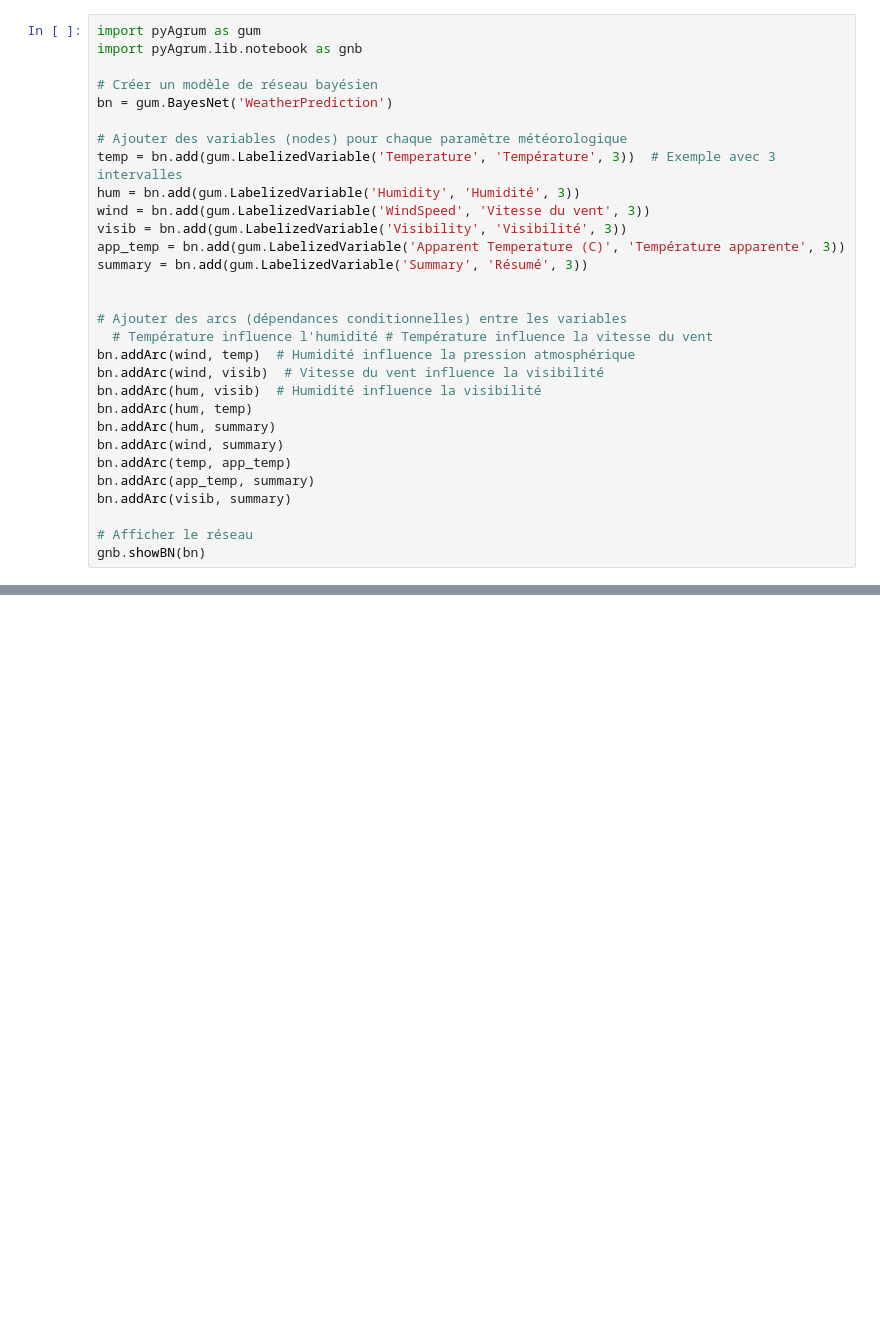
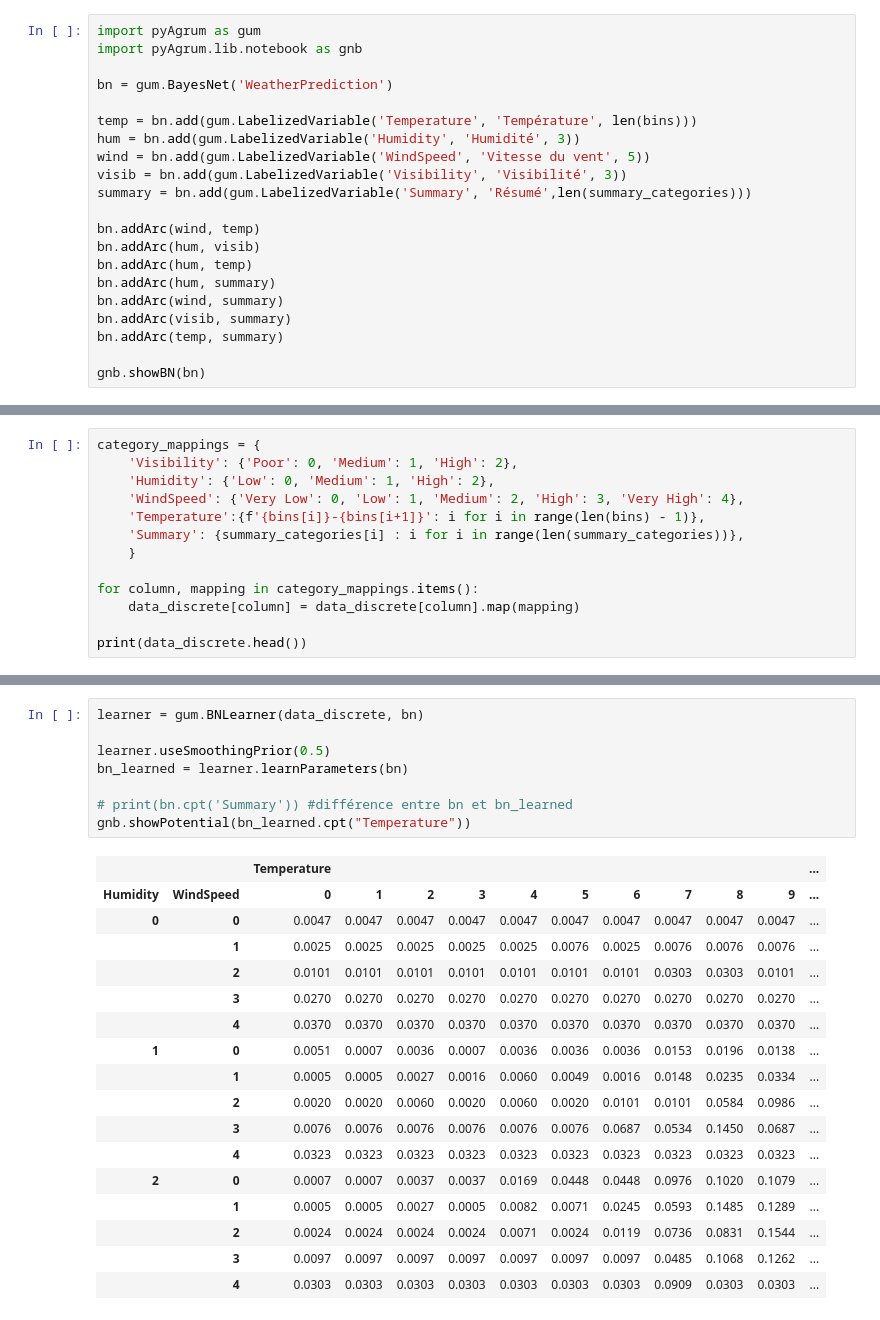
Before and after one commit to Daudia/Weather_Forecasting_Bayesian_Network, a Jupyter notebook: main.ipynb, the cells around one changed output, grey strips where cells are left out. Saved outputs shown, nothing was run; the diff lists cells and outputs as text; blank space fills up the shorter version.

Commit message:
can predict temperature from random data

```diff
--- a/main.ipynb
+++ b/main.ipynb
@@ -66,31 +70,22 @@ TypeError: list indices must be integers or slices, not str
 import pyAgrum as gum
 import pyAgrum.lib.notebook as gnb
 
-# Créer un modèle de réseau bayésien
 bn = gum.BayesNet('WeatherPrediction')
 
-# Ajouter des variables (nodes) pour chaque paramètre météorologique
-temp = bn.add(gum.LabelizedVariable('Temperature', 'Température', 3))  # Exemple avec 3 intervalles
+temp = bn.add(gum.LabelizedVariable('Temperature', 'Température', len(bins)))
 hum = bn.add(gum.LabelizedVariable('Humidity', 'Humidité', 3))
-wind = bn.add(gum.LabelizedVariable('WindSpeed', 'Vitesse du vent', 3))
+wind = bn.add(gum.LabelizedVariable('WindSpeed', 'Vitesse du vent', 5))
 visib = bn.add(gum.LabelizedVariable('Visibility', 'Visibilité', 3))
-app_temp = bn.add(gum.LabelizedVariable('Apparent Temperature (C)', 'Température apparente', 3))
-summary = bn.add(gum.LabelizedVariable('Summary', 'Résumé', 3))
+summary = bn.add(gum.LabelizedVariable('Summary', 'Résumé',len(summary_categories)))
 
-
-# Ajouter des arcs (dépendances conditionnelles) entre les variables
-  # Température influence l'humidité # Température influence la vitesse du vent
-bn.addArc(wind, temp)  # Humidité influence la pression atmosphérique
-bn.addArc(wind, visib)  # Vitesse du vent influence la visibilité
-bn.addArc(hum, visib)  # Humidité influence la visibilité
+bn.addArc(wind, temp)
+bn.addArc(hum, visib)
 bn.addArc(hum, temp)
 bn.addArc(hum, summary)
 bn.addArc(wind, summary)
-bn.addArc(temp, app_temp)
-bn.addArc(app_temp, summary)
 bn.addArc(visib, summary)
+bn.addArc(temp, summary)
 
-# Afficher le réseau
 gnb.showBN(bn)
 # %% [output]
 [drawing not drawn]
@@ -136,0 +92,13 @@ AttributeError: 'DiscreteVariable' object has no attribute 'parents'
+# %%
+category_mappings = {
+    'Visibility': {'Poor': 0, 'Medium': 1, 'High': 2},
+    'Humidity': {'Low': 0, 'Medium': 1, 'High': 2},
+    'WindSpeed': {'Very Low': 0, 'Low': 1, 'Medium': 2, 'High': 3, 'Very High': 4},
+    'Temperature':{f'{bins[i]}-{bins[i+1]}': i for i in range(len(bins) - 1)},
+    'Summary': {summary_categories[i] : i for i in range(len(summary_categories))},
+    }
+
+for column, mapping in category_mappings.items():
+    data_discrete[column] = data_discrete[column].map(mapping)
+
+print(data_discrete.head())
@@ -136,0 +113,26 @@ AttributeError: 'DiscreteVariable' object has no attribute 'parents'
+# %%
+learner = gum.BNLearner(data_discrete, bn)
+
+learner.useSmoothingPrior(0.5)
+bn_learned = learner.learnParameters(bn)
+
+# print(bn.cpt('Summary')) #différence entre bn et bn_learned
+gnb.showPotential(bn_learned.cpt("Temperature"))
+# %% [output]
+|  |  | Temperature |  |  |  |  |  |  |  |  |  | ... |
+| Humidity | WindSpeed | 0 | 1 | 2 | 3 | 4 | 5 | 6 | 7 | 8 | 9 | ... |
+| 0 | 0 | 0.0047 | 0.0047 | 0.0047 | 0.0047 | 0.0047 | 0.0047 | 0.0047 | 0.0047 | 0.0047 | 0.0047 | ... |
+|  | 1 | 0.0025 | 0.0025 | 0.0025 | 0.0025 | 0.0025 | 0.0076 | 0.0025 | 0.0076 | 0.0076 | 0.0076 | ... |
+|  | 2 | 0.0101 | 0.0101 | 0.0101 | 0.0101 | 0.0101 | 0.0101 | 0.0101 | 0.0303 | 0.0303 | 0.0101 | ... |
+|  | 3 | 0.0270 | 0.0270 | 0.0270 | 0.0270 | 0.0270 | 0.0270 | 0.0270 | 0.0270 | 0.0270 | 0.0270 | ... |
+|  | 4 | 0.0370 | 0.0370 | 0.0370 | 0.0370 | 0.0370 | 0.0370 | 0.0370 | 0.0370 | 0.0370 | 0.0370 | ... |
+| 1 | 0 | 0.0051 | 0.0007 | 0.0036 | 0.0007 | 0.0036 | 0.0036 | 0.0036 | 0.0153 | 0.0196 | 0.0138 | ... |
+|  | 1 | 0.0005 | 0.0005 | 0.0027 | 0.0016 | 0.0060 | 0.0049 | 0.0016 | 0.0148 | 0.0235 | 0.0334 | ... |
+|  | 2 | 0.0020 | 0.0020 | 0.0060 | 0.0020 | 0.0060 | 0.0020 | 0.0101 | 0.0101 | 0.0584 | 0.0986 | ... |
+|  | 3 | 0.0076 | 0.0076 | 0.0076 | 0.0076 | 0.0076 | 0.0076 | 0.0687 | 0.0534 | 0.1450 | 0.0687 | ... |
+|  | 4 | 0.0323 | 0.0323 | 0.0323 | 0.0323 | 0.0323 | 0.0323 | 0.0323 | 0.0323 | 0.0323 | 0.0323 | ... |
+| 2 | 0 | 0.0007 | 0.0007 | 0.0037 | 0.0037 | 0.0169 | 0.0448 | 0.0448 | 0.0976 | 0.1020 | 0.1079 | ... |
+|  | 1 | 0.0005 | 0.0005 | 0.0027 | 0.0005 | 0.0082 | 0.0071 | 0.0245 | 0.0593 | 0.1485 | 0.1289 | ... |
+|  | 2 | 0.0024 | 0.0024 | 0.0024 | 0.0024 | 0.0071 | 0.0024 | 0.0119 | 0.0736 | 0.0831 | 0.1544 | ... |
+|  | 3 | 0.0097 | 0.0097 | 0.0097 | 0.0097 | 0.0097 | 0.0097 | 0.0097 | 0.0485 | 0.1068 | 0.1262 | ... |
+|  | 4 | 0.0303 | 0.0303 | 0.0303 | 0.0303 | 0.0303 | 0.0303 | 0.0303 | 0.0909 | 0.0303 | 0.0303 | ... |
```
Also changed, not shown: parts of 7 cells of this notebook.
